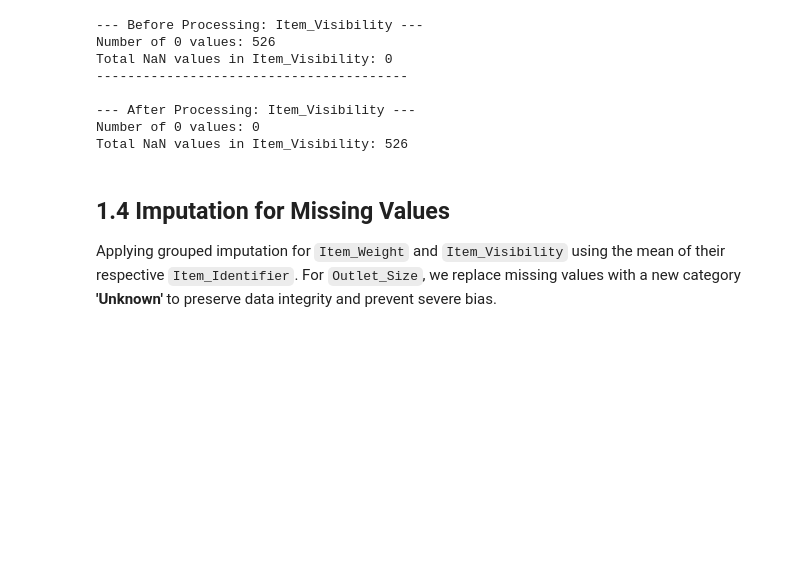
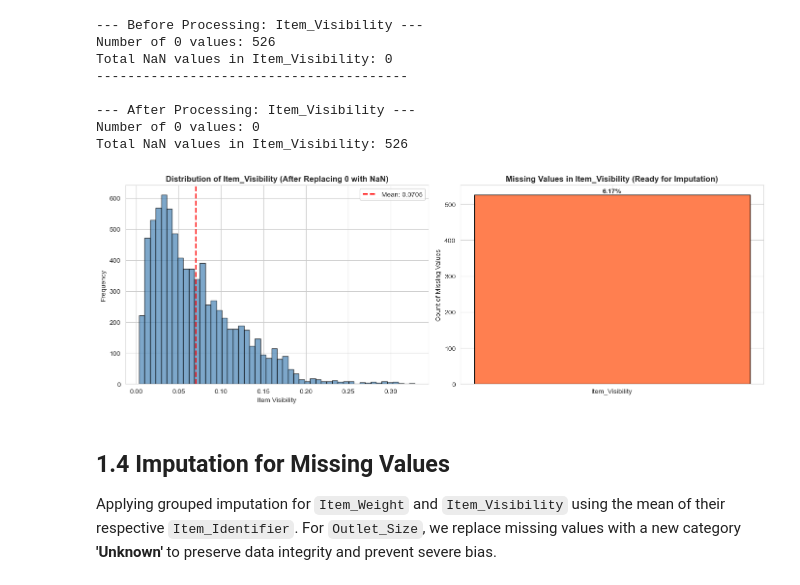
Before and after one commit to baobean/CSC14005-Lab2, a Jupyter notebook: Data_Preparation/data_preparation.ipynb, the cells around one changed output. Drawn from its saved outputs; the diff is of its cells as text; code cells hidden in the pictures; blank space fills up the shorter version.

```diff
--- a/Data_Preparation/data_preparation.ipynb
+++ b/Data_Preparation/data_preparation.ipynb
@@ -132,6 +167,27 @@ Total NaN values in Item_Visibility: 0
 --- After Processing: Item_Visibility ---
 Number of 0 values: 0
 Total NaN values in Item_Visibility: 526
+# %%
+fig, axes = plt.subplots(1, 2, figsize=(14, 5))
+
+axes[0].hist(df['Item_Visibility'].dropna(), bins=50, color='steelblue', edgecolor='black', alpha=0.7)
+axes[0].set_title('Distribution of Item_Visibility (After Replacing 0 with NaN)', fontweight='bold')
+axes[0].set(xlabel='Item Visibility', ylabel='Frequency')
+mean_val = df['Item_Visibility'].mean()
+axes[0].axvline(mean_val, color='red', linestyle='--', linewidth=2, label=f'Mean: {mean_val:.4f}')
+axes[0].legend()
+
+missing_count = df['Item_Visibility'].isna().sum()
+missing_pct = (missing_count / len(df)) * 100
+axes[1].bar(['Item_Visibility'], [missing_count], color='coral', edgecolor='black')
+axes[1].set_title('Missing Values in Item_Visibility (Ready for Imputation)', fontweight='bold')
+axes[1].set_ylabel('Count of Missing Values')
+axes[1].text(0, missing_count + 5, f'{missing_pct:.2f}%', ha='center', fontweight='bold')
+
+plt.tight_layout()
+plt.show()
+# %% [output]
+[figure, added]
 # %% [markdown]
 ## 1.4 Imputation for Missing Values
 Applying grouped imputation for `Item_Weight` and `Item_Visibility` using the mean of their respective `Item_Identifier`. For `Outlet_Size`, we replace missing values with a new category **'Unknown'** to preserve data integrity and prevent severe bias.
```
Also changed, not shown: parts of 21 cells of this notebook.
